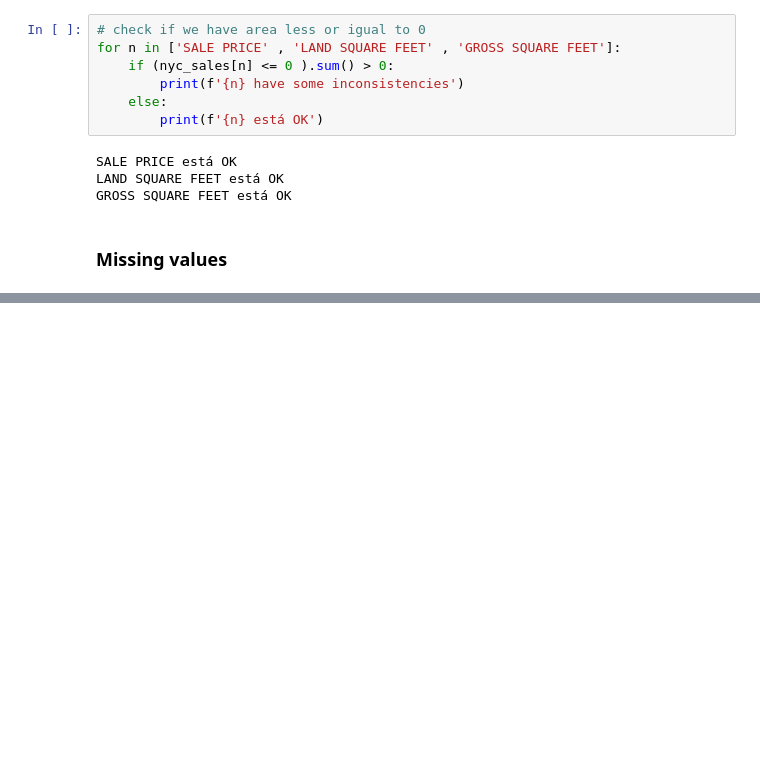
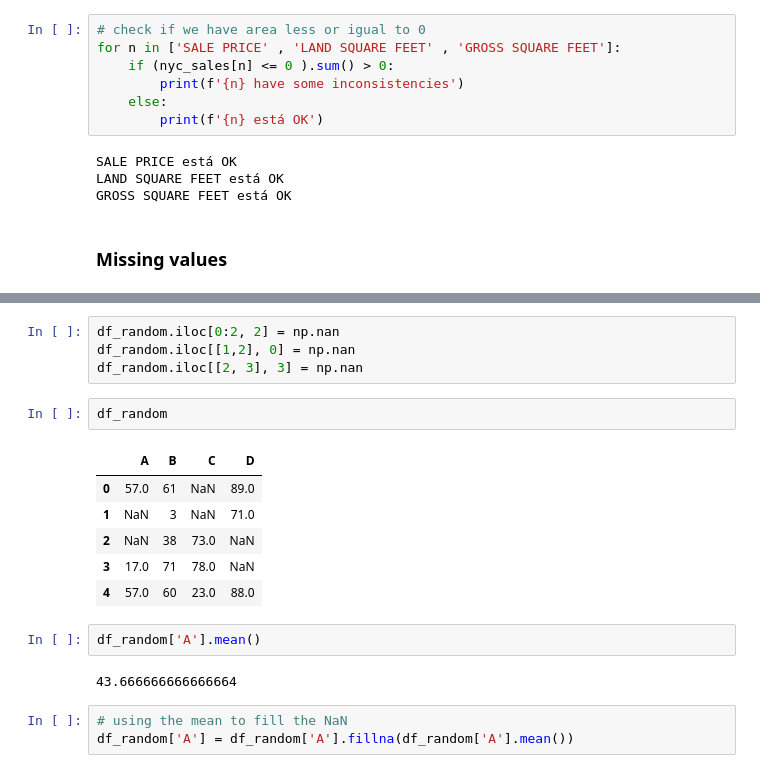
Before and after one commit to vitorbronde/Python-Jorney, a Jupyter notebook: Data preparation I.ipynb, the cells around one changed output, grey strips where cells are left out. Cells and saved outputs as stored; diff of their text form; blank space fills up the shorter version.

```diff
--- a/Data preparation I.ipynb
+++ b/Data preparation I.ipynb
@@ -136,0 +269,20 @@ GROSS SQUARE FEET está OK
+# %%
+df_random.iloc[0:2, 2] = np.nan
+df_random.iloc[[1,2], 0] = np.nan
+df_random.iloc[[2, 3], 3] = np.nan
+# %%
+df_random
+# %% [output]
+|  | A | B | C | D |
+| 0 | 57.0 | 61 | NaN | 89.0 |
+| 1 | NaN | 3 | NaN | 71.0 |
+| 2 | NaN | 38 | 73.0 | NaN |
+| 3 | 17.0 | 71 | 78.0 | NaN |
+| 4 | 57.0 | 60 | 23.0 | 88.0 |
+# %%
+df_random['A'].mean()
+# %% [output]
+43.666666666666664
+# %%
+# using the mean to fill the NaN
+df_random['A'] = df_random['A'].fillna(df_random['A'].mean())
```
Also changed, not shown: parts of 29 cells of this notebook.
